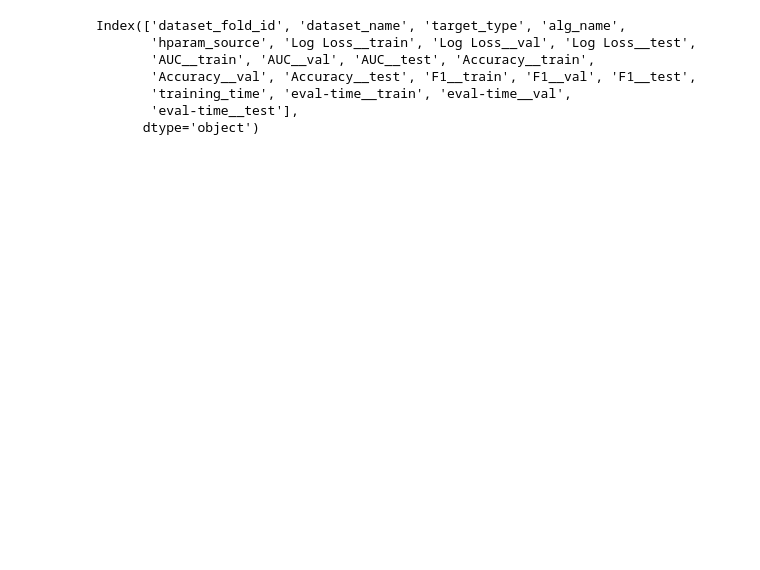
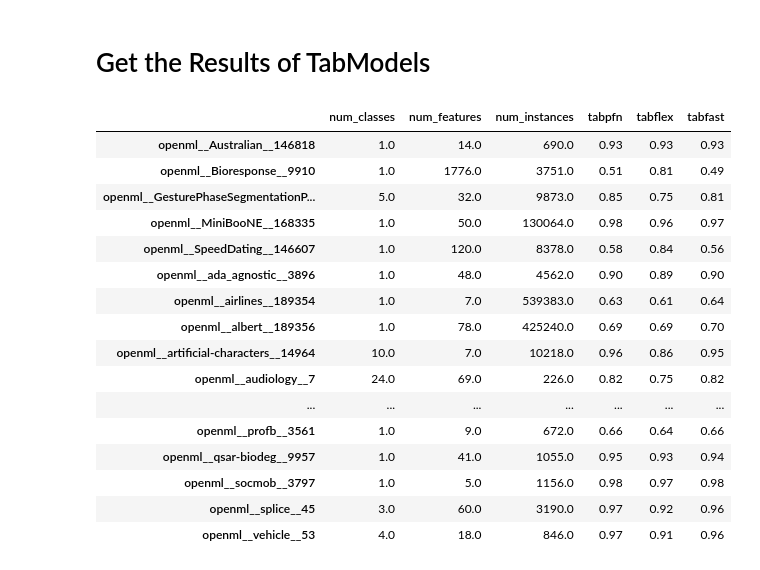
Before and after one commit to yzeng58/tabzilla, a Jupyter notebook: analysis/result_print.ipynb, the cells around one changed output. Saved outputs shown, nothing was run; the diff lists cells and outputs as text; code cells hidden in the pictures; blank space fills up the shorter version.

```diff
--- a/analysis/result_print.ipynb
+++ b/analysis/result_print.ipynb
@@ -48,0 +59,16 @@ for dataset in tabflex_results:
+# %%
+def get_dataset_stat(dataset):
+    result_dir = f"{root_dir}/results/TabFlexModel/{dataset}"
+    items = os.listdir(result_dir)
+    for item in items:
+        if item == 'default_trial0_results.json':
+            result = read_json(f"{result_dir}/{item}")
+            break
+        elif os.path.isdir(f"{result_dir}/{item}"):
+            result = read_json(f"{result_dir}/{item}/default_trial0_results.json")
+            break
+    return {
+        'num_classes': result['dataset']['num_classes'],
+        'num_features': result['dataset']['num_features'],
+        'num_instances': result['dataset']['num_instances'],
+    }
@@ -97,10 +129,0 @@ baselines = [
-# %%
-metadataset_df.columns
-# %% [output]
-Index(['dataset_fold_id', 'dataset_name', 'target_type', 'alg_name',
-       'hparam_source', 'Log Loss__train', 'Log Loss__val', 'Log Loss__test',
-       'AUC__train', 'AUC__val', 'AUC__test', 'Accuracy__train',
-       'Accuracy__val', 'Accuracy__test', 'F1__train', 'F1__val', 'F1__test',
-       'training_time', 'eval-time__train', 'eval-time__val',
-       'eval-time__test'],
-      dtype='object')
@@ -112,0 +130,48 @@ for baseline in baselines:
+# %% [markdown]
+# Get the Results of TabModels
+# %%
+table_idx = 4
+metric = 'AUC'
+
+DATASETS = get_datasets(table_idx)
+raw_results = {}
+
+tqdm_bar = tqdm(model_dict)
+for model in tqdm_bar:
+    tqdm_bar.set_description(f"Reading results of {model}...")
+    raw_results[model] = {}
+    for dataset in DATASETS:
+        raw_results[model][dataset] = get_results(dataset, model, metric = 'Accuracy')
+
+tqdm_bar = tqdm(model_dict)
+for model in tqdm_bar:
+    tqdm_bar.set_description(f"Computing results of {model}...")
+    get_tabmodels(model, eval, raw_results, metric)
+# %%
+table = {}
+
+for dataset in DATASETS:
+    table[dataset] = get_dataset_stat(dataset)
+    for method in model_dict:
+        table[dataset][method] = round(eval[method][dataset][f'mean_{metric}'], 2)
+table = pd.DataFrame(table).T
+
+table
+# %% [output]
+|  | num_classes | num_features | num_instances | tabpfn | tabflex | tabfast |
+| openml__Australian__146818 | 1.0 | 14.0 | 690.0 | 0.93 | 0.93 | 0.93 |
+| openml__Bioresponse__9910 | 1.0 | 1776.0 | 3751.0 | 0.51 | 0.81 | 0.49 |
+| openml__GesturePhaseSegmentationP... | 5.0 | 32.0 | 9873.0 | 0.85 | 0.75 | 0.81 |
+| openml__MiniBooNE__168335 | 1.0 | 50.0 | 130064.0 | 0.98 | 0.96 | 0.97 |
+| openml__SpeedDating__146607 | 1.0 | 120.0 | 8378.0 | 0.58 | 0.84 | 0.56 |
+| openml__ada_agnostic__3896 | 1.0 | 48.0 | 4562.0 | 0.90 | 0.89 | 0.90 |
+| openml__airlines__189354 | 1.0 | 7.0 | 539383.0 | 0.63 | 0.61 | 0.64 |
+| openml__albert__189356 | 1.0 | 78.0 | 425240.0 | 0.69 | 0.69 | 0.70 |
+| openml__artificial-characters__14964 | 10.0 | 7.0 | 10218.0 | 0.96 | 0.86 | 0.95 |
+| openml__audiology__7 | 24.0 | 69.0 | 226.0 | 0.82 | 0.75 | 0.82 |
+| ... | ... | ... | ... | ... | ... | ... |
+| openml__profb__3561 | 1.0 | 9.0 | 672.0 | 0.66 | 0.64 | 0.66 |
+| openml__qsar-biodeg__9957 | 1.0 | 41.0 | 1055.0 | 0.95 | 0.93 | 0.94 |
+| openml__socmob__3797 | 1.0 | 5.0 | 1156.0 | 0.98 | 0.97 | 0.98 |
+| openml__splice__45 | 3.0 | 60.0 | 3190.0 | 0.97 | 0.92 | 0.96 |
+| openml__vehicle__53 | 4.0 | 18.0 | 846.0 | 0.97 | 0.91 | 0.96 |
```
Also changed, not shown: parts of 16 cells of this notebook, 1 other file.
